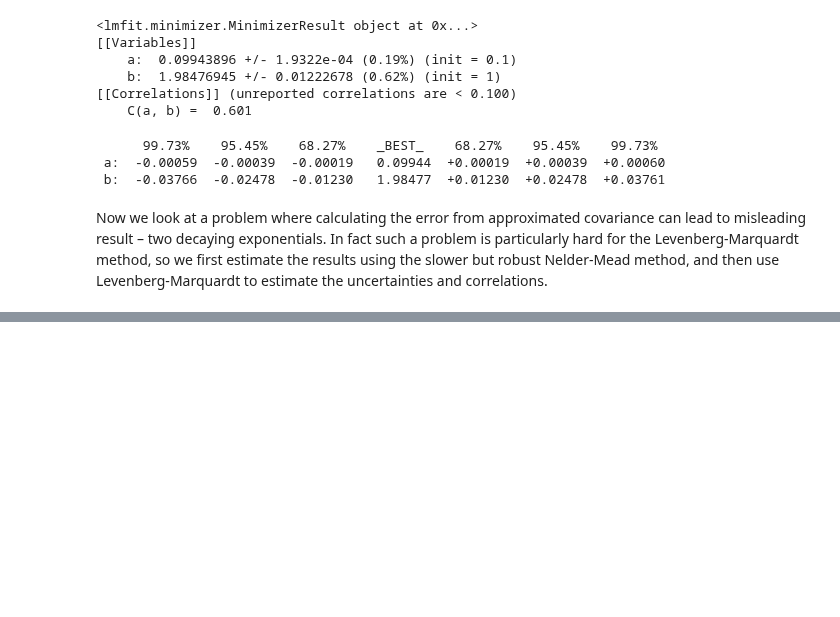
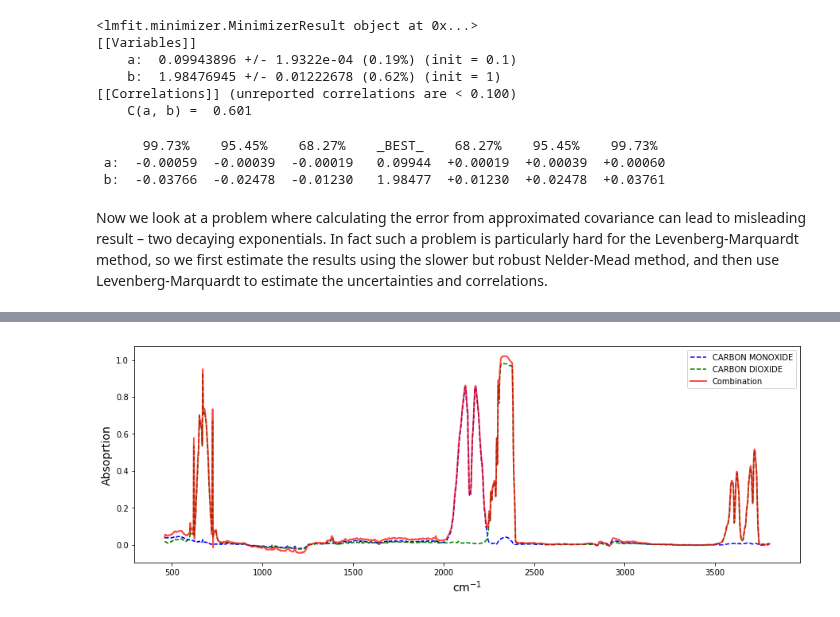
Before and after one commit to raman-noodles/Raman-noodles, a Jupyter notebook: examples/Confidence_Interval_example_dev.ipynb, the cells around one changed output, grey strips where cells are left out. Cells and saved outputs as stored; diff of their text form; code cells hidden in the pictures; blank space fills up the shorter version.

```diff
--- a/examples/Confidence_Interval_example_dev.ipynb
+++ b/examples/Confidence_Interval_example_dev.ipynb
@@ -208,0 +145,4 @@ sorted(sorteddistances)
+# %%
+combined_x23,combined_y23  = shoyu.combine_spectra(compound_2, compound_3, plot = True)
+# %% [output]
+[figure, added]
```
Also changed, not shown: parts of 12 cells of this notebook.
